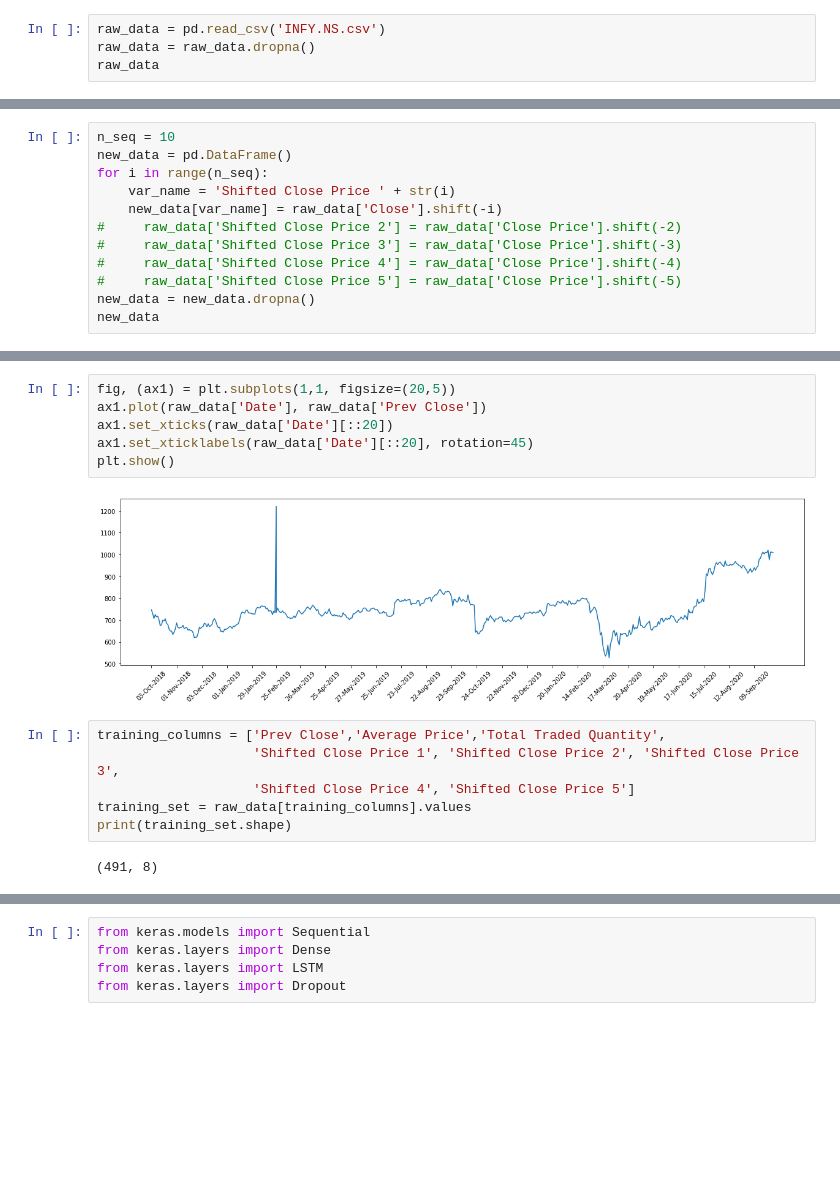
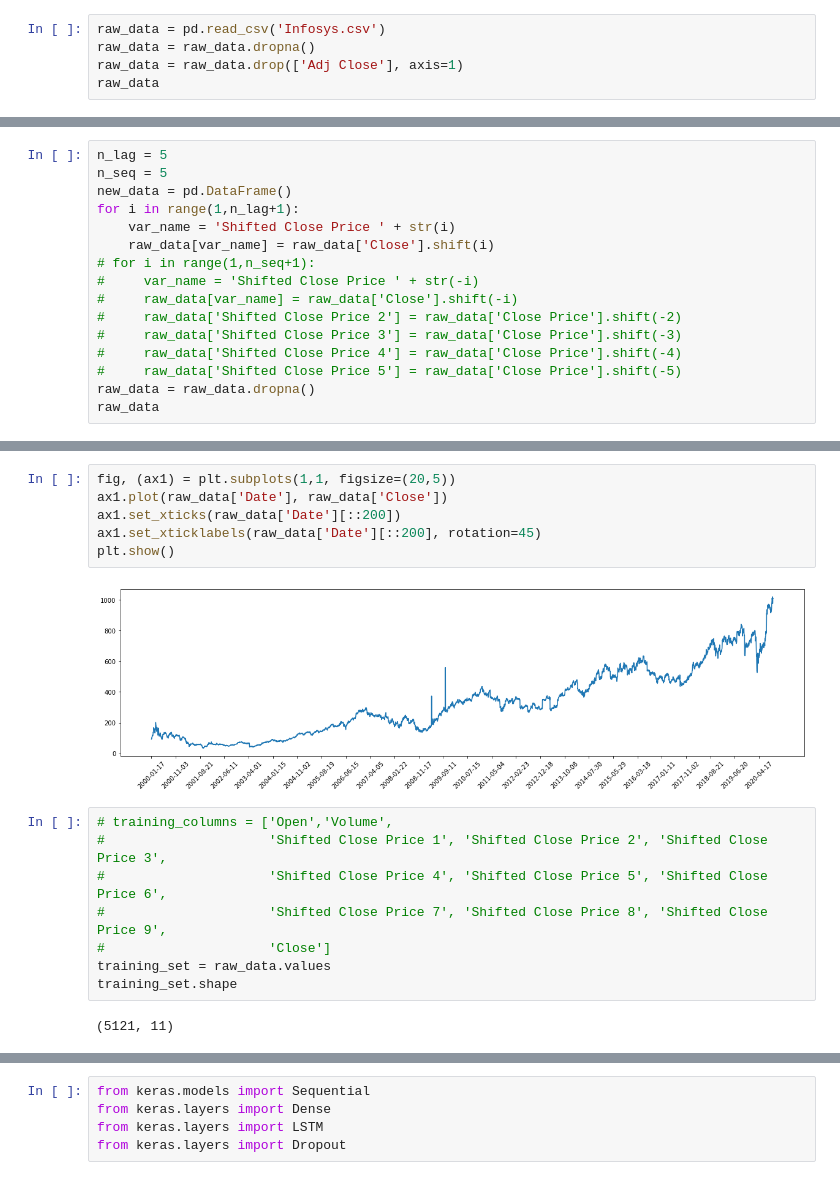
Before and after one commit to akki2503/Stock_market_predicting_dashboard, a Jupyter notebook: try_2.ipynb, the cells around one changed output, grey strips where cells are left out. Drawn from its saved outputs; the diff is of its cells as text; blank space fills up the shorter version.

```diff
--- a/try_2.ipynb
+++ b/try_2.ipynb
@@ -6,5 +19,6 @@ import matplotlib.pyplot as plt
 # %%
-raw_data = pd.read_csv('INFY.NS.csv')
+raw_data = pd.read_csv('Infosys.csv')
 raw_data = raw_data.dropna()
+raw_data = raw_data.drop(['Adj Close'], axis=1)
 raw_data
 # %% [output]
@@ -24,13 +38,17 @@ raw_data
 # %%
-n_seq = 10
+n_lag = 5
+n_seq = 5
 new_data = pd.DataFrame()
-for i in range(n_seq):
+for i in range(1,n_lag+1):
     var_name = 'Shifted Close Price ' + str(i)
-    new_data[var_name] = raw_data['Close'].shift(-i)
+    raw_data[var_name] = raw_data['Close'].shift(i)
+# for i in range(1,n_seq+1):
+#     var_name = 'Shifted Close Price ' + str(-i)
+#     raw_data[var_name] = raw_data['Close'].shift(-i)
 #     raw_data['Shifted Close Price 2'] = raw_data['Close Price'].shift(-2)
 #     raw_data['Shifted Close Price 3'] = raw_data['Close Price'].shift(-3)
 #     raw_data['Shifted Close Price 4'] = raw_data['Close Price'].shift(-4)
 #     raw_data['Shifted Close Price 5'] = raw_data['Close Price'].shift(-5)
-new_data = new_data.dropna()
-new_data
+raw_data = raw_data.dropna()
+raw_data
 # %% [output]
@@ -50,16 +68,18 @@ new_data
 # %%
 fig, (ax1) = plt.subplots(1,1, figsize=(20,5))
-ax1.plot(raw_data['Date'], raw_data['Prev Close'])
-ax1.set_xticks(raw_data['Date'][::20])
-ax1.set_xticklabels(raw_data['Date'][::20], rotation=45)
+ax1.plot(raw_data['Date'], raw_data['Close'])
+ax1.set_xticks(raw_data['Date'][::200])
+ax1.set_xticklabels(raw_data['Date'][::200], rotation=45)
 plt.show()
 # %% [output]
-[figure, old version]
+[figure, new version]
 # %%
-training_columns = ['Prev Close','Average Price','Total Traded Quantity',
-                    'Shifted Close Price 1', 'Shifted Close Price 2', 'Shifted Close Price 3',
-                    'Shifted Close Price 4', 'Shifted Close Price 5']
-training_set = raw_data[training_columns].values
-print(training_set.shape)
+# training_columns = ['Open','Volume',
+#                     'Shifted Close Price 1', 'Shifted Close Price 2', 'Shifted Close Price 3',
+#                     'Shifted Close Price 4', 'Shifted Close Price 5', 'Shifted Close Price 6',
+#                     'Shifted Close Price 7', 'Shifted Close Price 8', 'Shifted Close Price 9',
+#                     'Close']
+training_set = raw_data.values
+training_set.shape
 # %% [output]
-(491, 8)
+(5121, 11)
```
Also changed, not shown: parts of 24 cells of this notebook, 10 other files.
